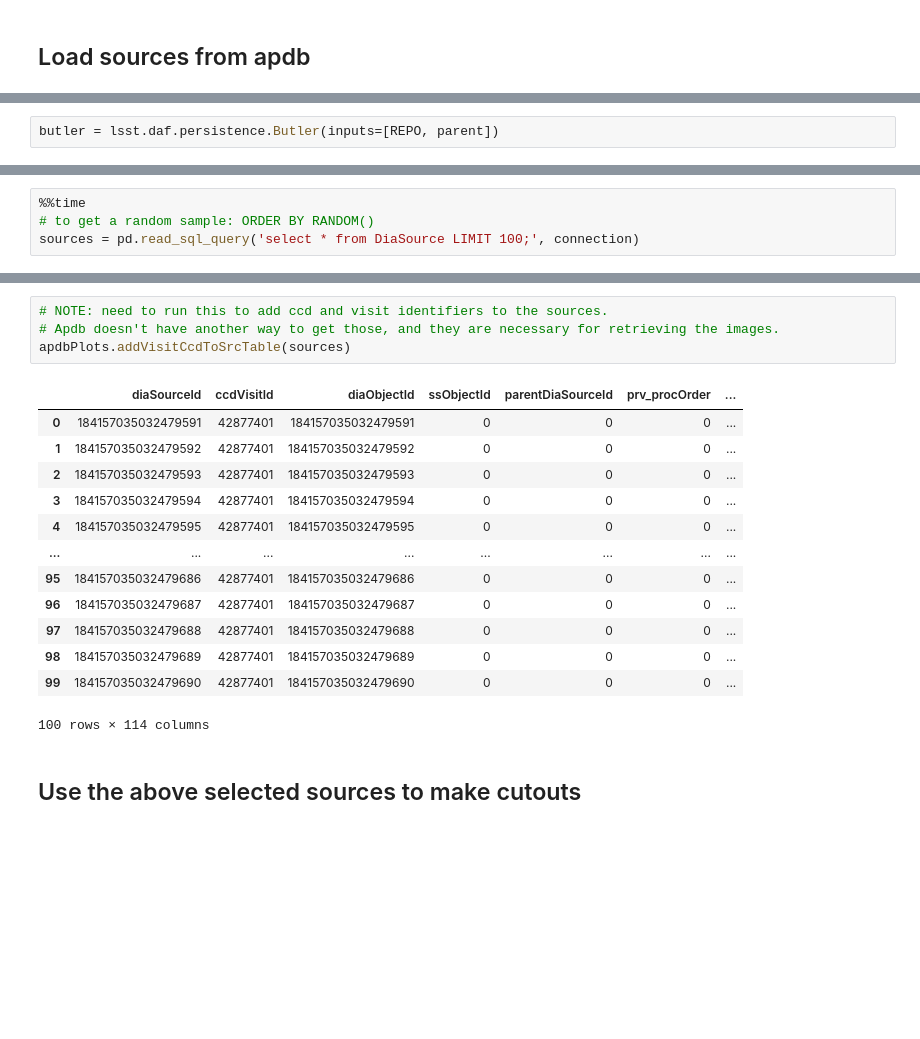
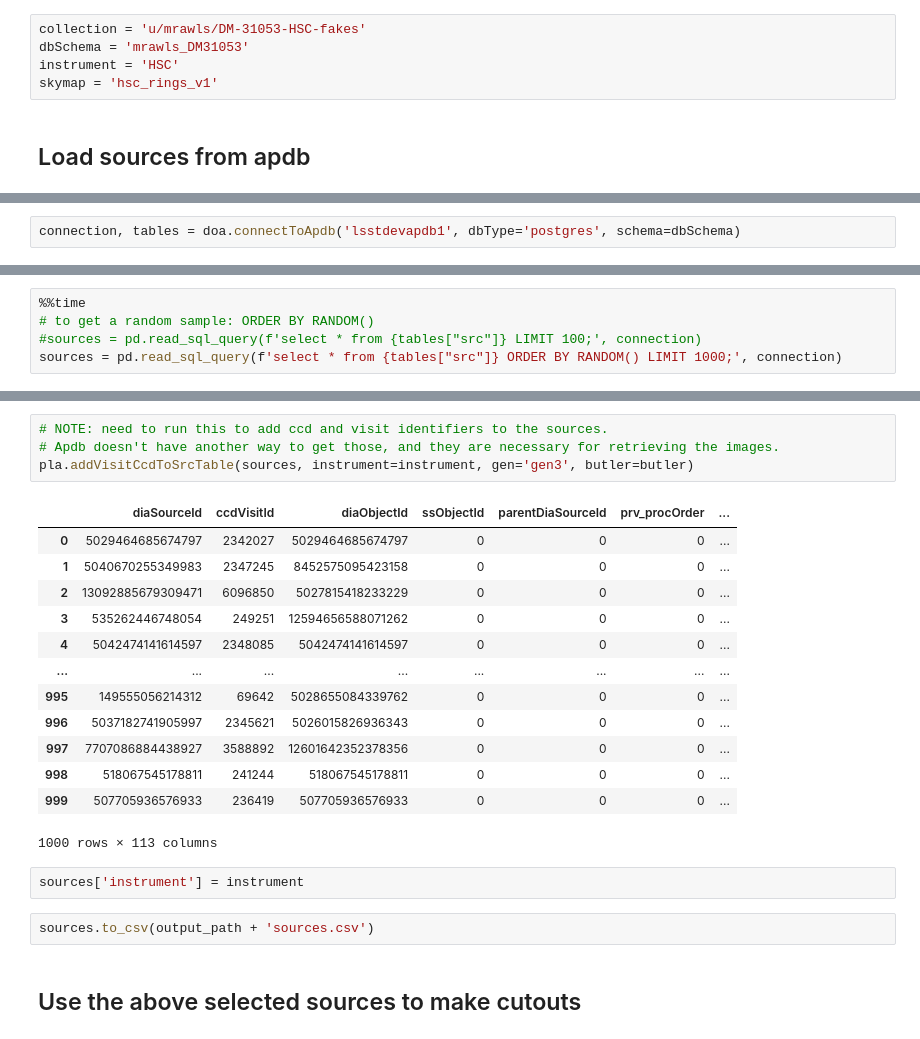
Before and after one commit to lsst-dm/ap_pipe-notebooks, a Jupyter notebook: notebooks/DM-31046-Zooniverse-cutouts.ipynb, the cells around one changed output, grey strips where cells are left out. Cells and saved outputs as stored; diff of their text form; blank space fills up the shorter version.

Commit message:
use gen COSMOS fakes dataset

```diff
--- a/notebooks/DM-31046-Zooniverse-cutouts.ipynb
+++ b/notebooks/DM-31046-Zooniverse-cutouts.ipynb
@@ -27,2 +32,7 @@ output_path = "/scratch/parejkoj/zooniverse/"
+# %%
+collection = 'u/mrawls/DM-31053-HSC-fakes'
+dbSchema = 'mrawls_DM31053'
+instrument = 'HSC'
+skymap = 'hsc_rings_v1'
 # %% [markdown]
 ## Load sources from apdb
@@ -31,2 +39,2 @@ connection = sqlite3.connect(f'{REPO}/association.db')
-# %%
-butler = lsst.daf.persistence.Butler(inputs=[REPO, parent])
+# %%
+connection, tables = doa.connectToApdb('lsstdevapdb1', dbType='postgres', schema=dbSchema)
@@ -33,5 +50,6 @@ butler = lsst.daf.persistence.Butler(inputs=[REPO, parent])
 # %%
 %%time
 # to get a random sample: ORDER BY RANDOM()
-sources = pd.read_sql_query('select * from DiaSource LIMIT 100;', connection)
+#sources = pd.read_sql_query(f'select * from {tables["src"]} LIMIT 100;', connection)
+sources = pd.read_sql_query(f'select * from {tables["src"]} ORDER BY RANDOM() LIMIT 1000;', connection)
 # %% [output]
@@ -40,21 +74,25 @@ Wall time: 11.9 ms
 # %%
 # NOTE: need to run this to add ccd and visit identifiers to the sources.
 # Apdb doesn't have another way to get those, and they are necessary for retrieving the images.
-apdbPlots.addVisitCcdToSrcTable(sources)
+pla.addVisitCcdToSrcTable(sources, instrument=instrument, gen='gen3', butler=butler)
 # %% [output]
 |  | diaSourceId | ccdVisitId | diaObjectId | ssObjectId | parentDiaSourceId | prv_procOrder | ... |
-| 0 | 184157035032479591 | 42877401 | 184157035032479591 | 0 | 0 | 0 | ... |
-| 1 | 184157035032479592 | 42877401 | 184157035032479592 | 0 | 0 | 0 | ... |
-| 2 | 184157035032479593 | 42877401 | 184157035032479593 | 0 | 0 | 0 | ... |
-| 3 | 184157035032479594 | 42877401 | 184157035032479594 | 0 | 0 | 0 | ... |
-| 4 | 184157035032479595 | 42877401 | 184157035032479595 | 0 | 0 | 0 | ... |
+| 0 | 5029464685674797 | 2342027 | 5029464685674797 | 0 | 0 | 0 | ... |
+| 1 | 5040670255349983 | 2347245 | 8452575095423158 | 0 | 0 | 0 | ... |
+| 2 | 13092885679309471 | 6096850 | 5027815418233229 | 0 | 0 | 0 | ... |
+| 3 | 535262446748054 | 249251 | 12594656588071262 | 0 | 0 | 0 | ... |
+| 4 | 5042474141614597 | 2348085 | 5042474141614597 | 0 | 0 | 0 | ... |
 | ... | ... | ... | ... | ... | ... | ... | ... |
-| 95 | 184157035032479686 | 42877401 | 184157035032479686 | 0 | 0 | 0 | ... |
-| 96 | 184157035032479687 | 42877401 | 184157035032479687 | 0 | 0 | 0 | ... |
-| 97 | 184157035032479688 | 42877401 | 184157035032479688 | 0 | 0 | 0 | ... |
-| 98 | 184157035032479689 | 42877401 | 184157035032479689 | 0 | 0 | 0 | ... |
-| 99 | 184157035032479690 | 42877401 | 184157035032479690 | 0 | 0 | 0 | ... |
+| 995 | 149555056214312 | 69642 | 5028655084339762 | 0 | 0 | 0 | ... |
+| 996 | 5037182741905997 | 2345621 | 5026015826936343 | 0 | 0 | 0 | ... |
+| 997 | 7707086884438927 | 3588892 | 12601642352378356 | 0 | 0 | 0 | ... |
+| 998 | 518067545178811 | 241244 | 518067545178811 | 0 | 0 | 0 | ... |
+| 999 | 507705936576933 | 236419 | 507705936576933 | 0 | 0 | 0 | ... |
-100 rows × 114 columns
+1000 rows × 113 columns
+# %%
+sources['instrument'] = instrument
+# %%
+sources.to_csv(output_path + 'sources.csv')
 # %% [markdown]
 ## Use the above selected sources to make cutouts
 # %%
```
Also changed, not shown: parts of 11 cells of this notebook.
